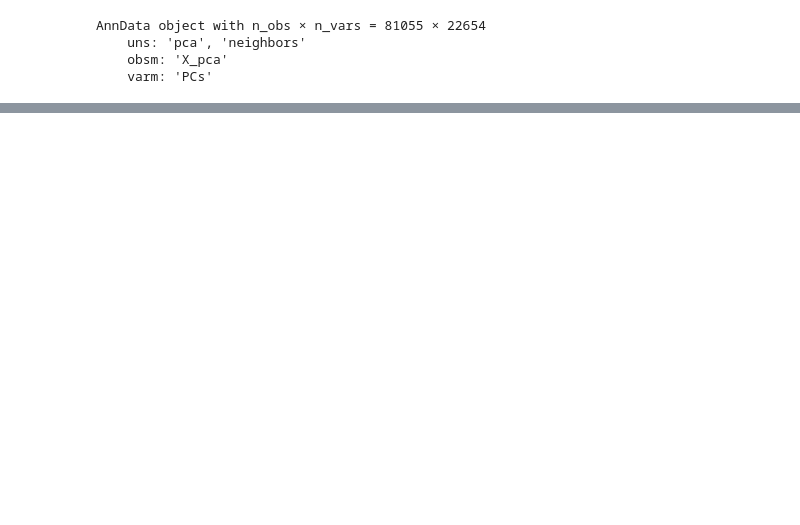
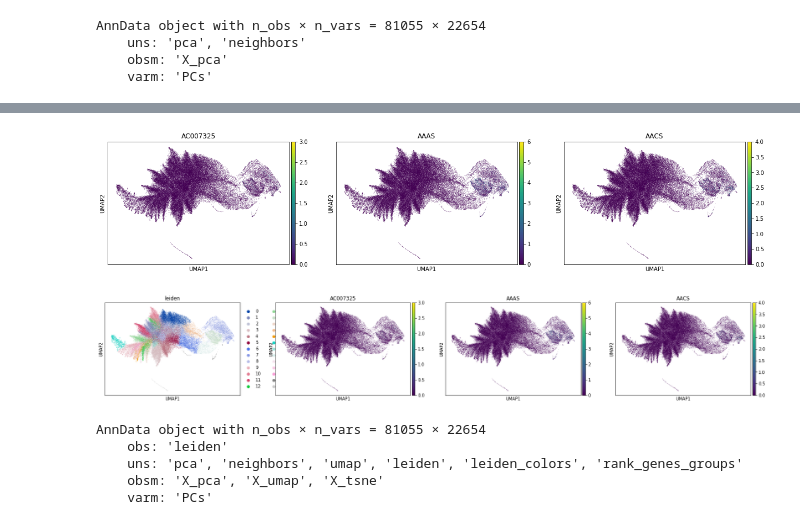
Before and after one commit to kushtimusPrime/lau-lab-notebooks, a Jupyter notebook: notebooks/condenseBarcodes.ipynb, the cells around one changed output, grey strips where cells are left out. Saved outputs shown, nothing was run; the diff lists cells and outputs as text; code cells hidden in the pictures; blank space fills up the shorter version.

```diff
--- a/notebooks/condenseBarcodes.ipynb
+++ b/notebooks/condenseBarcodes.ipynb
@@ -303,0 +275,4 @@ AttributeError: 'tuple' object has no attribute 'shape'
+# %%
+sc.pl.umap(refinedAnndata,color=['AC007325','AAAS','AACS'],use_raw=False)
+# %% [output]
+[figure, added]
@@ -303,0 +281,4 @@ AttributeError: 'tuple' object has no attribute 'shape'
+# %%
+sc.pl.umap(refinedAnndata,color=['leiden','AC007325','AAAS','AACS'],use_raw=False)
+# %% [output]
+[figure, added]
@@ -303,0 +289,8 @@ AttributeError: 'tuple' object has no attribute 'shape'
+# %%
+refinedAnndata
+# %% [output]
+AnnData object with n_obs × n_vars = 81055 × 22654
+    obs: 'leiden'
+    uns: 'pca', 'neighbors', 'umap', 'leiden', 'leiden_colors', 'rank_genes_groups'
+    obsm: 'X_pca', 'X_umap', 'X_tsne'
+    varm: 'PCs'
```
Also changed, not shown: parts of 14 cells of this notebook.
